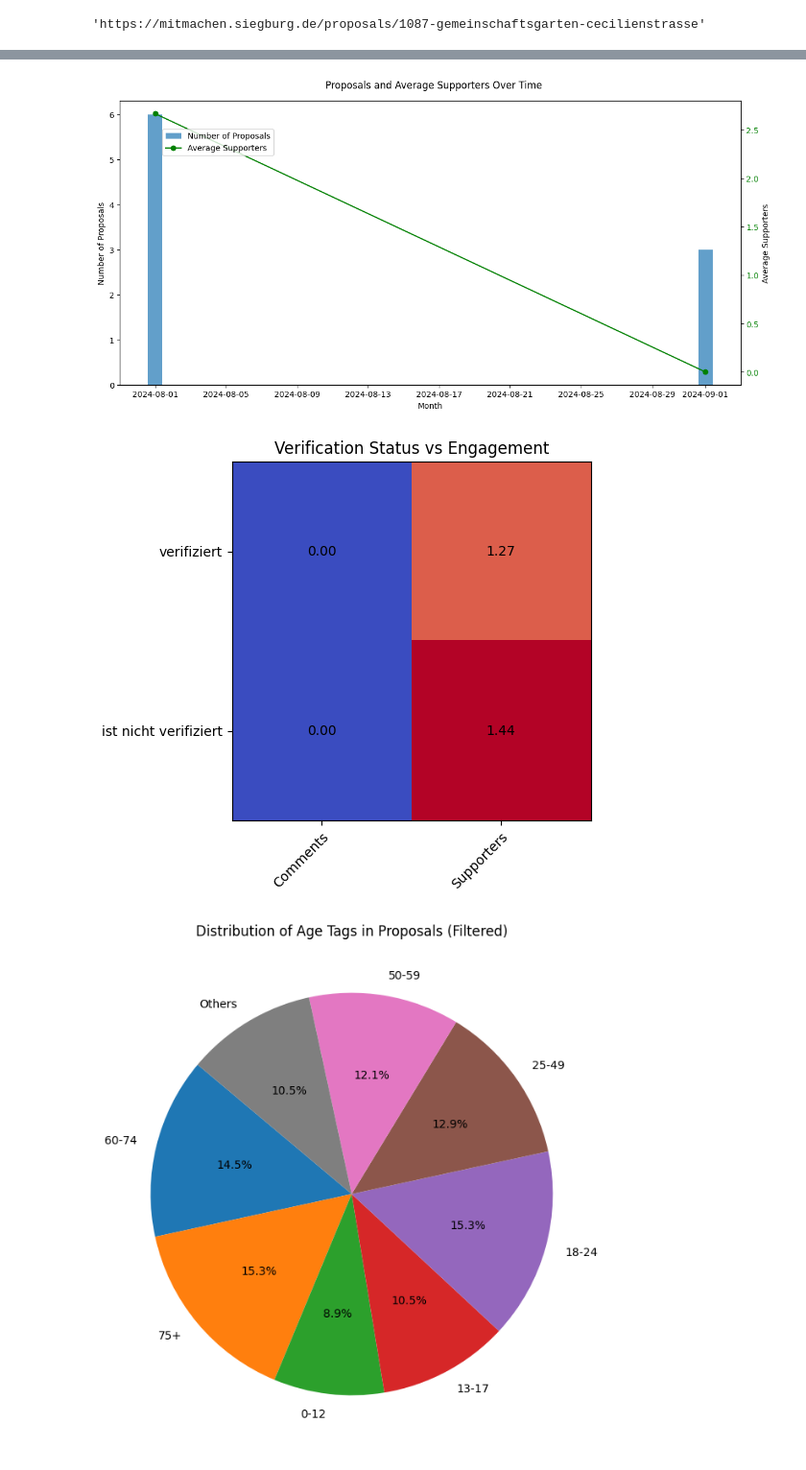
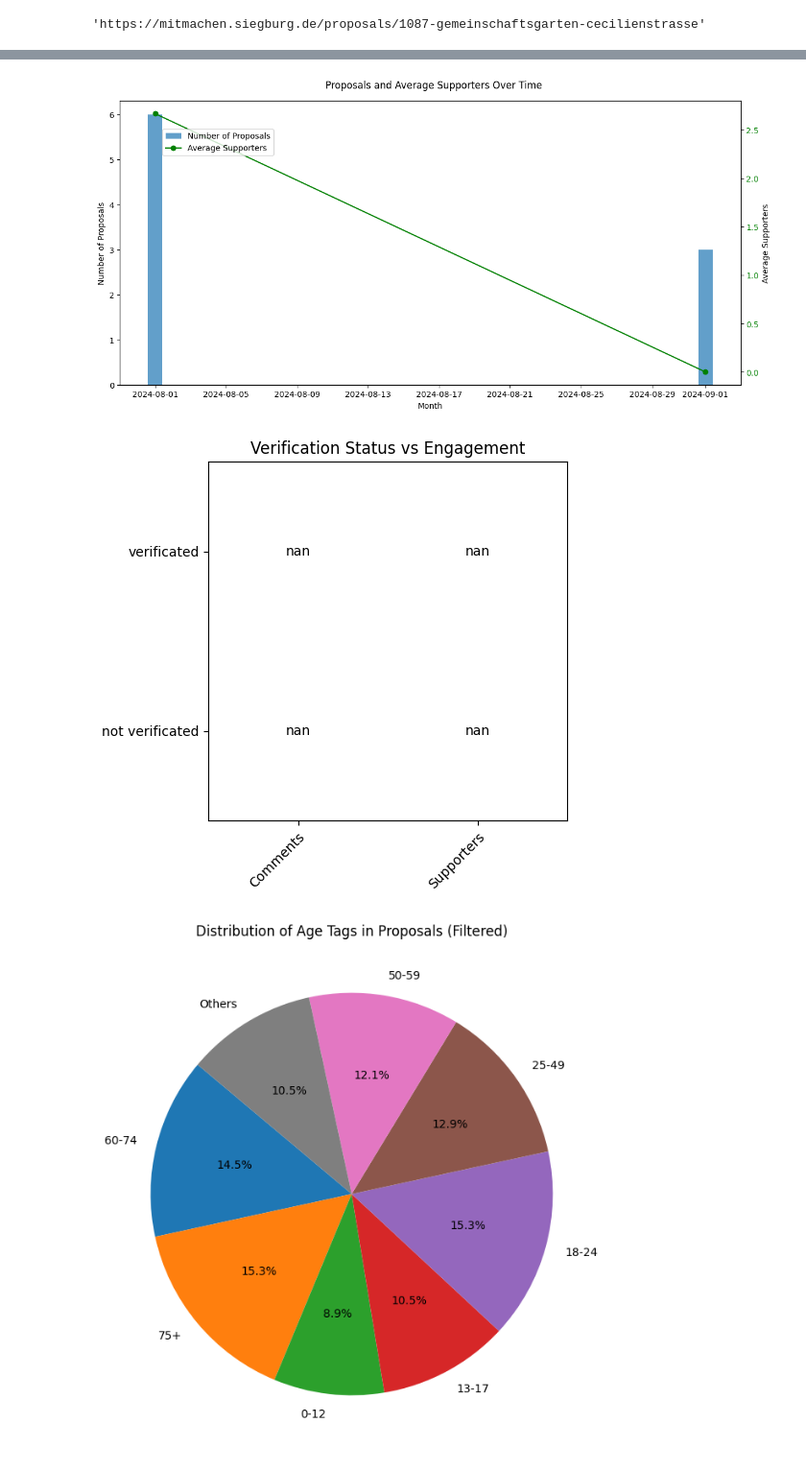
Before and after one commit to denishotii/ConsulDemocracy24-kommueneImFokus, a Jupyter notebook: scraping_sieburg.ipynb, the cells around one changed output, grey strips where cells are left out. Shown at 96% size. Drawn from its saved outputs; the diff is of its cells as text; code cells hidden in the pictures.

```diff
--- a/scraping_sieburg.ipynb
+++ b/scraping_sieburg.ipynb
@@ -247,35 +268,35 @@ plt.show()
 
 # 3. Heatmap-Like Representation: Verification Status vs Engagement (Supporters & Comments)
 engagement_matrix = df.pivot_table(
     values=["Supporters", "Comments"],
     index="Konto Status",
     aggfunc="mean"
 )
-engagement_matrix = engagement_matrix.reindex(["verifiziert", "ist nicht verifiziert"])
+engagement_matrix = engagement_matrix.reindex(["verificated", "not verificated"])
 
 fig, ax = plt.subplots(figsize=(8, 5))
 im = ax.imshow(engagement_matrix, cmap="coolwarm")
 
 # Show all ticks and label them
 ax.set_xticks(np.arange(len(engagement_matrix.columns)))
 ax.set_yticks(np.arange(len(engagement_matrix.index)))
 ax.set_xticklabels(engagement_matrix.columns)
 ax.set_yticklabels(engagement_matrix.index)
 
 # Rotate the tick labels and set alignment
 plt.setp(ax.get_xticklabels(), rotation=45, ha="right", rotation_mode="anchor")
 
 # Add text annotations
 for i in range(len(engagement_matrix.index)):
     for j in range(len(engagement_matrix.columns)):
         text = ax.text(j, i, f"{engagement_matrix.iloc[i, j]:.2f}", ha="center", va="center", color="black")
 
 ax.set_title("Verification Status vs Engagement")
 fig.tight_layout()
 plt.show()
 # %% [output]
 [figure]
-[figure, old version]
+[figure, new version]
 # %%
 import matplotlib.pyplot as plt
 
```
Also changed, not shown: parts of 7 cells of this notebook.
